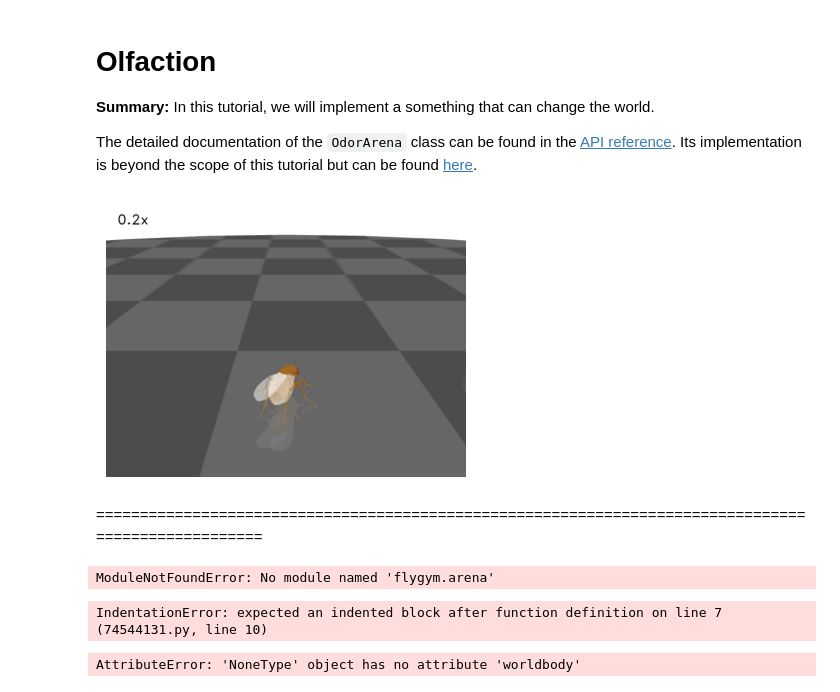
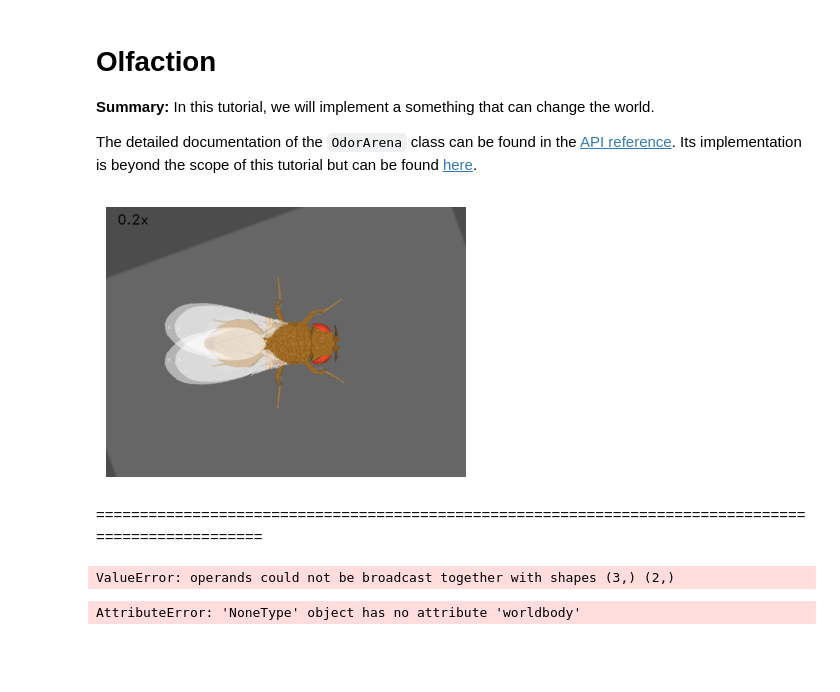
Before and after one commit to LeMonsieurPompidou/Cobar_olfactoryAlgorithm, a Jupyter notebook: Olfaction.ipynb, the cells around one changed output. Cells and saved outputs as stored; diff of their text form; code cells hidden in the pictures; blank space fills up the shorter version.

```diff
--- a/Olfaction.ipynb
+++ b/Olfaction.ipynb
@@ -29,7 +29,7 @@ flat_terrain_arena = FlatTerrain()
 # Then, we add visual and olfactory features on top of it
 arena = ObstacleOdorArena(
     terrain=flat_terrain_arena,
-    obstacle_positions=np.array([(0, 0), (0, 0), (0, 0)]),
+    obstacle_positions=np.array([(-100, 0), (125, 5), (175, -5)]),
     marker_size=0.5,
     obstacle_colors=[(0.14, 0.14, 0.2, 1), (0.2, 0.8, 0.2, 1), (0.2, 0.2, 0.8, 1)],
     user_camera_settings=((13, -18, 9), (np.deg2rad(65), 0, 0), 45),
@@ -37,32 +37,33 @@ arena = ObstacleOdorArena(
 # %%
 contact_sensor_placements = [
     f"{leg}{segment}"
     for leg in ["LF", "LM", "LH", "RF", "RM", "RH"]
     for segment in ["Tibia", "Tarsus1", "Tarsus2", "Tarsus3", "Tarsus4", "Tarsus5"]
 ]
 
 fly = Fly(
     spawn_pos=(13, -5, 0.2),
     spawn_orientation=(0, 0, np.pi / 2 + np.deg2rad(70)),
     contact_sensor_placements=contact_sensor_placements,
     enable_vision=True,
     render_raw_vision=True,
     enable_olfaction=True,
 )
 
-cam = Camera(fly=fly, play_speed=0.2, camera_id="user_cam")
+cam = Camera(fly=fly, play_speed=0.2, camera_id="Animat/camera_top")
+#cam = Camera(fly=fly, play_speed=0.2, camera_id="user_cam")
 sim = HybridTurningNMF(fly=fly, cameras=[cam], arena=arena)
 
 for i in range(500):
     obs, reward, terminated, truncated, info = sim.step(np.zeros(2))
     sim.render()
 
 fig, ax = plt.subplots(figsize=(4, 3), tight_layout=True)
 ax.imshow(cam._frames[-1])
 ax.axis("off")
 fig.savefig("./outputs/vision_sim_env.png")
 # %% [output]
-[figure, old version]
+[figure, new version]
 # %% [markdown]
 ====================================================================================================
 # %%
@@ -101,8 +102,6 @@ class SquareOdorArena(ObstacleOdorArena):
         spawn_pos = np.array([0.0, 0.0, 0.0])  # Replace with your actual values
         spawn_angle = np.array([0.0, 0.0, 0.0])  # Replace with your actual values
         return spawn_pos, spawn_angle
-# %% [output]
-ModuleNotFoundError: No module named 'flygym.arena'
 # %%
 import matplotlib.pyplot as plt
 import numpy as np
@@ -160,7 +159,7 @@ plt.xlabel('x')
 plt.ylabel('y')
 plt.show()
 # %% [output]
-IndentationError: expected an indented block after function definition on line 7 (74544131.py, line 10)
+ValueError: operands could not be broadcast together with shapes (3,) (2,)
 # %%
 import matplotlib.pyplot as plt
 import numpy as np
```
